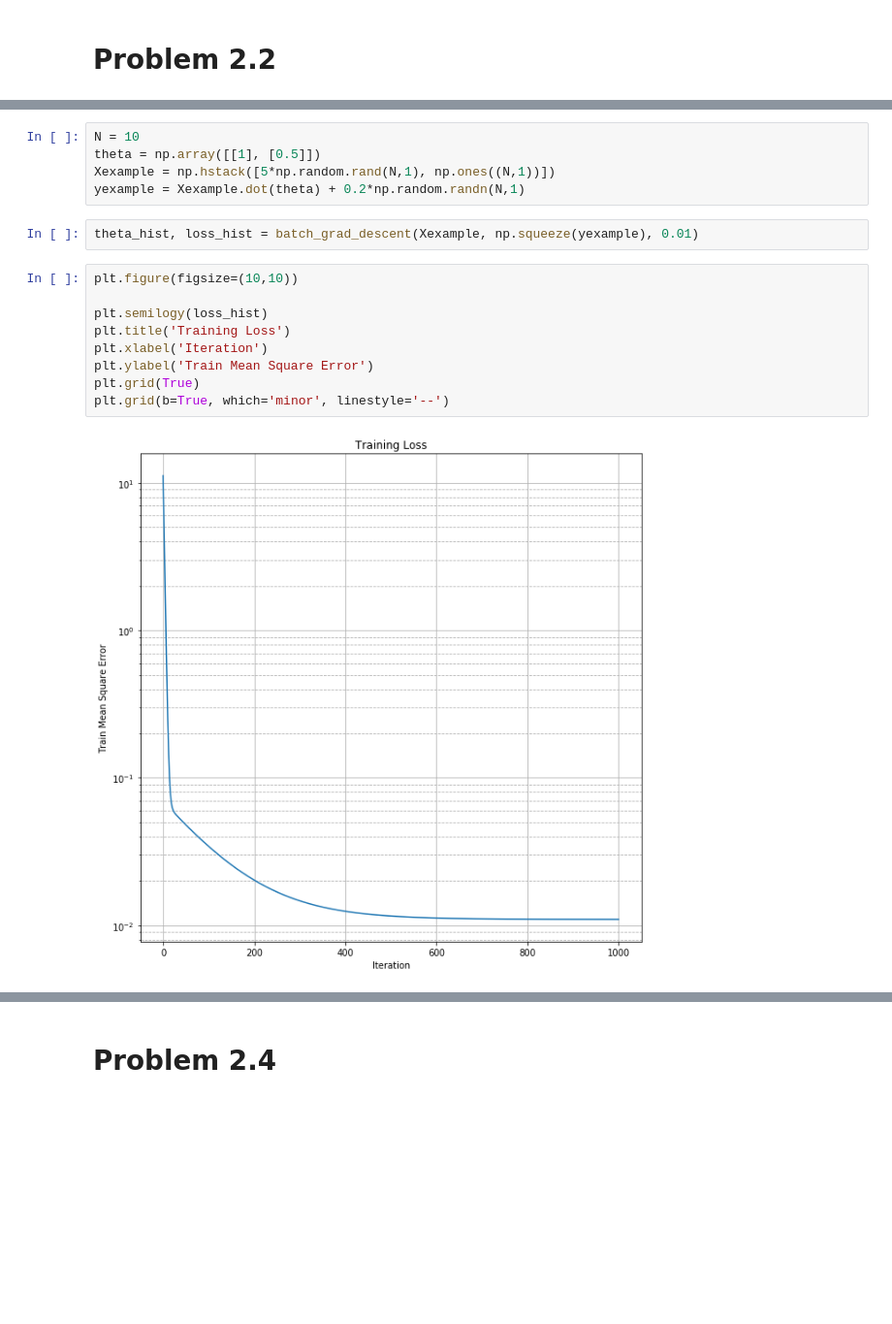
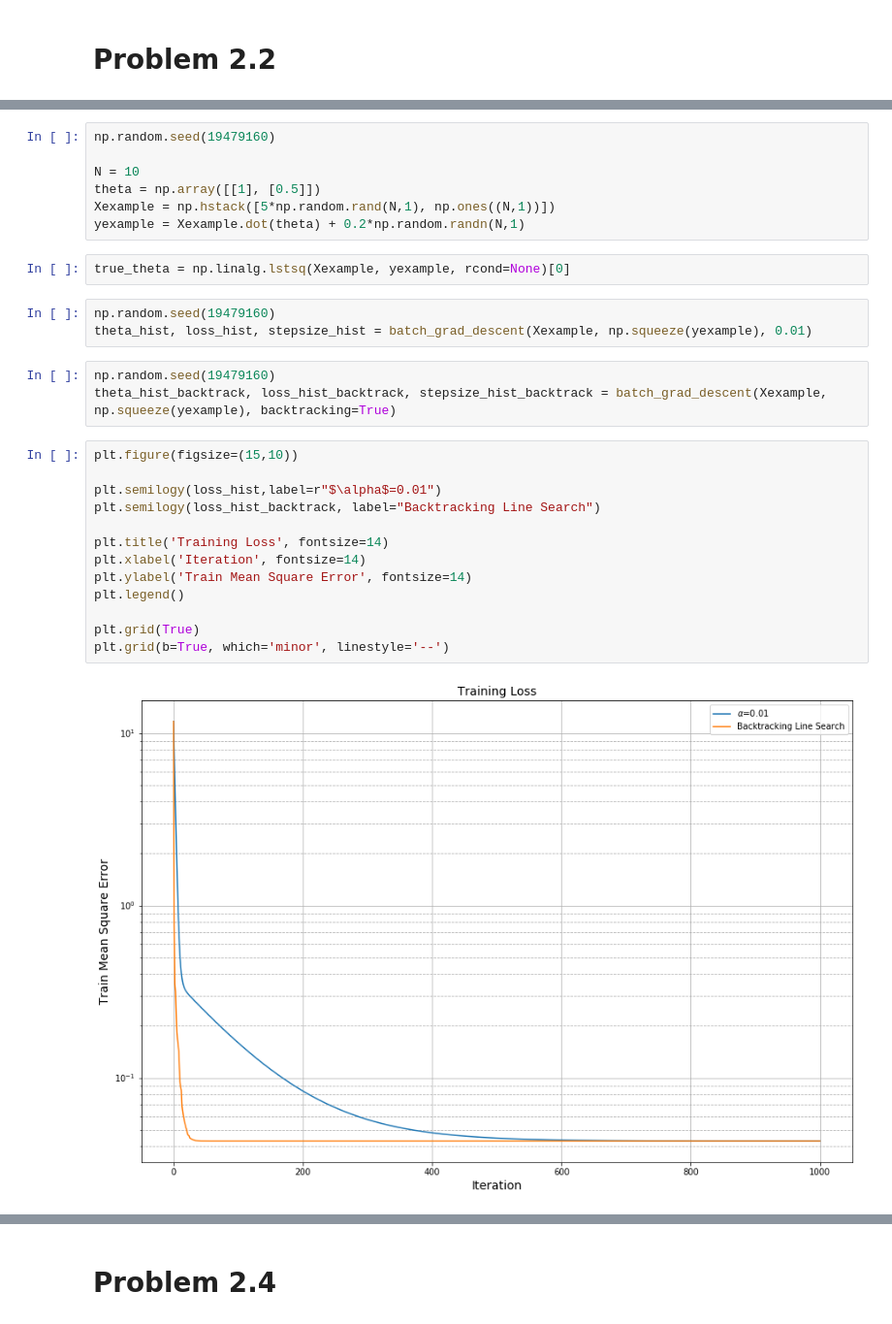
Before and after one commit to chaaland/bloomberg-ml-course, a Jupyter notebook: HW1/writeup/HW1.ipynb, the cells around one changed output, grey strips where cells are left out. Shown: that part at 97% size. Saved outputs shown, nothing was run; the diff lists cells and outputs as text; blank space fills up the shorter version.

```diff
--- a/HW1/writeup/HW1.ipynb
+++ b/HW1/writeup/HW1.ipynb
@@ -42,20 +43,32 @@ $$
 \end{align*}
 $$
 # %%
+np.random.seed(19479160)
+
 N = 10
 theta = np.array([[1], [0.5]])
 Xexample = np.hstack([5*np.random.rand(N,1), np.ones((N,1))])
 yexample = Xexample.dot(theta) + 0.2*np.random.randn(N,1)
+# %%
+true_theta = np.linalg.lstsq(Xexample, yexample, rcond=None)[0]
 # %%
-theta_hist, loss_hist = batch_grad_descent(Xexample, np.squeeze(yexample), 0.01)
+np.random.seed(19479160)
+theta_hist, loss_hist, stepsize_hist = batch_grad_descent(Xexample, np.squeeze(yexample), 0.01)
+# %%
+np.random.seed(19479160)
+theta_hist_backtrack, loss_hist_backtrack, stepsize_hist_backtrack = batch_grad_descent(Xexample, np.squeeze(yexample), backtracking=True)
 # %%
-plt.figure(figsize=(10,10))
+plt.figure(figsize=(15,10))
 
-plt.semilogy(loss_hist)
-plt.title('Training Loss')
-plt.xlabel('Iteration')
-plt.ylabel('Train Mean Square Error')
+plt.semilogy(loss_hist,label=r"$\alpha$=0.01")
+plt.semilogy(loss_hist_backtrack, label="Backtracking Line Search")
+
+plt.title('Training Loss', fontsize=14)
+plt.xlabel('Iteration', fontsize=14)
+plt.ylabel('Train Mean Square Error', fontsize=14)
+plt.legend()
+
 plt.grid(True)
 plt.grid(b=True, which='minor', linestyle='--')
 # %% [output]
-[figure, old version]
+[figure, new version]
```
Also changed, not shown: parts of 29 cells of this notebook, 2 other files.
